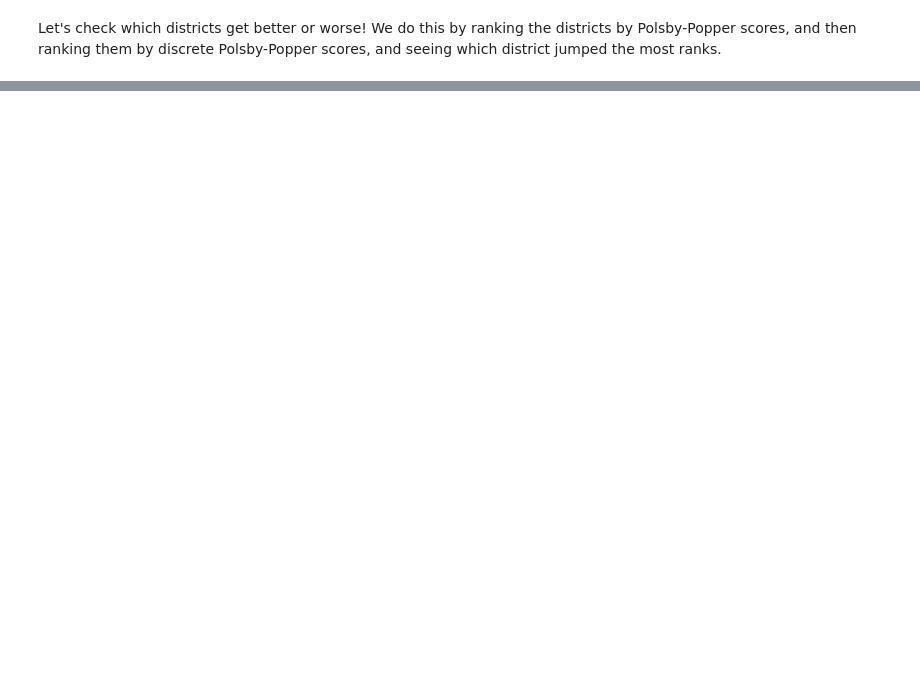
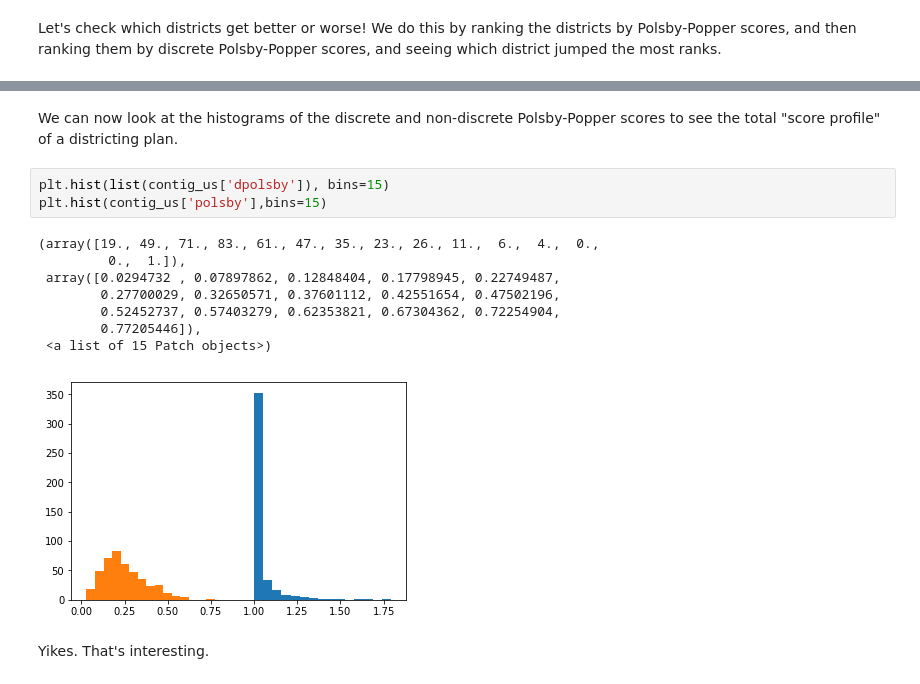
Before and after one commit to AssafBarNatan/discrete-compactness-jupyter, a Jupyter notebook: exploring-discrete-compactness.ipynb, the cells around one changed output, grey strips where cells are left out. Saved outputs shown, nothing was run; the diff lists cells and outputs as text; blank space fills up the shorter version.

Commit message:
Adds some histograms
- Added histograms of discrete and continuous polsby popper scores.

```diff
--- a/exploring-discrete-compactness.ipynb
+++ b/exploring-discrete-compactness.ipynb
@@ -91,0 +75,16 @@ contig_us.plot(column='rank_diff',cmap='seismic',edgecolor='black', linewidth=0.
+# %% [markdown]
+We can now look at the histograms of the discrete and non-discrete Polsby-Popper scores to see the total "score profile" of a districting plan.
+# %%
+plt.hist(list(contig_us['dpolsby']), bins=15)
+plt.hist(contig_us['polsby'],bins=15)
+# %% [output]
+(array([19., 49., 71., 83., 61., 47., 35., 23., 26., 11.,  6.,  4.,  0.,
+         0.,  1.]),
+ array([0.0294732 , 0.07897862, 0.12848404, 0.17798945, 0.22749487,
+        0.27700029, 0.32650571, 0.37601112, 0.42551654, 0.47502196,
+        0.52452737, 0.57403279, 0.62353821, 0.67304362, 0.72254904,
+        0.77205446]),
+ <a list of 15 Patch objects>)
+[figure, added]
+# %% [markdown]
+Yikes. That's interesting.
```
Also changed, not shown: parts of 5 cells of this notebook.
